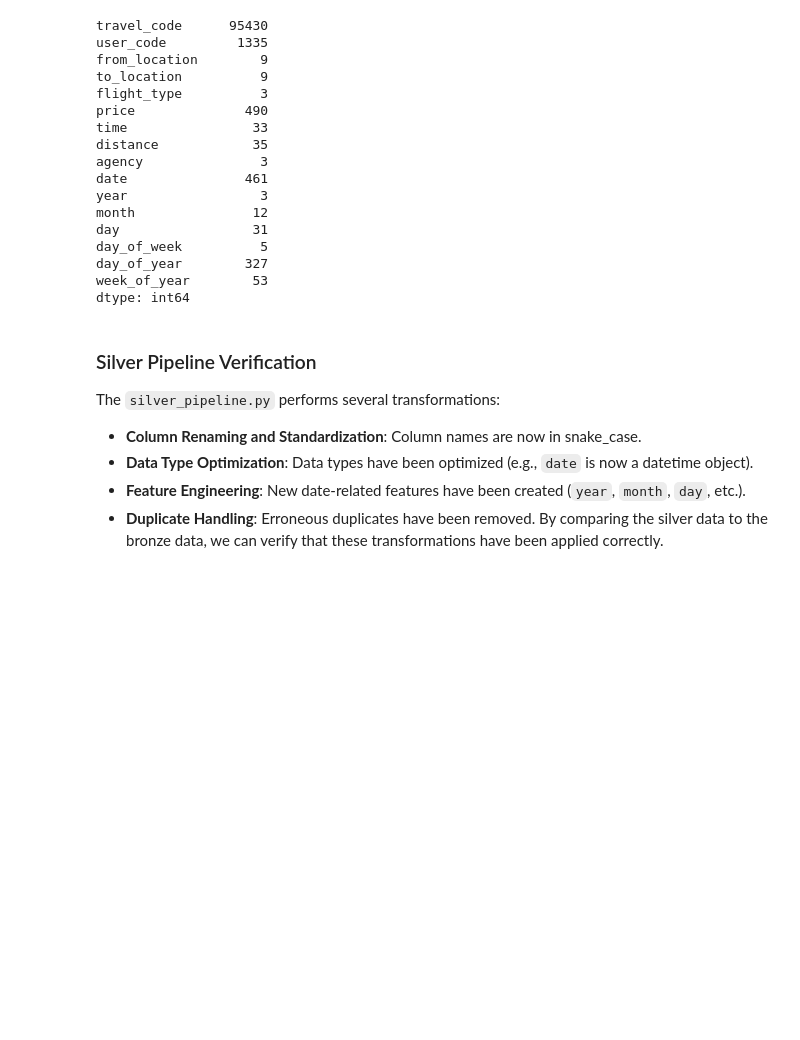
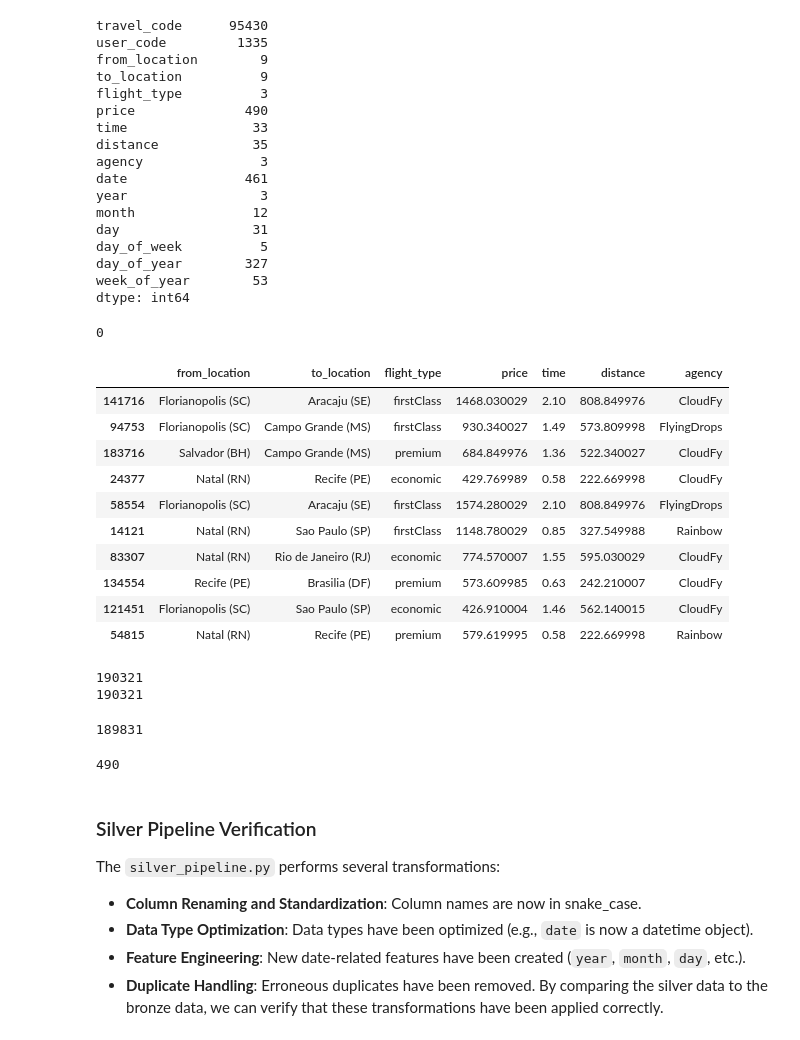
Before and after one commit to dakshvanshaj/flights-price-prediction-mlops, a Jupyter notebook: src/sandbox/scratchpad.ipynb, the cells around one changed output. Saved outputs shown, nothing was run; the diff lists cells and outputs as text; code cells hidden in the pictures; blank space fills up the shorter version.

```diff
--- a/src/sandbox/scratchpad.ipynb
+++ b/src/sandbox/scratchpad.ipynb
@@ -251,6 +251,52 @@ day_of_week          5
 day_of_year        327
 week_of_year        53
 dtype: int64
+# %%
+silver_train_df.duplicated(keep=False).sum()
+# %% [output]
+0
+# %%
+silver_train_dropped = silver_train_df.drop(
+    columns=[
+        "travel_code",
+        "user_code",
+        "date",
+        "year",
+        "month",
+        "day",
+        "day_of_week",
+        "day_of_year",
+        "week_of_year",
+    ]
+)
+# %%
+silver_train_dropped.sample(10)
+# %% [output]
+|  | from_location | to_location | flight_type | price | time | distance | agency |
+| 141716 | Florianopolis (SC) | Aracaju (SE) | firstClass | 1468.030029 | 2.10 | 808.849976 | CloudFy |
+| 94753 | Florianopolis (SC) | Campo Grande (MS) | firstClass | 930.340027 | 1.49 | 573.809998 | FlyingDrops |
+| 183716 | Salvador (BH) | Campo Grande (MS) | premium | 684.849976 | 1.36 | 522.340027 | CloudFy |
+| 24377 | Natal (RN) | Recife (PE) | economic | 429.769989 | 0.58 | 222.669998 | CloudFy |
+| 58554 | Florianopolis (SC) | Aracaju (SE) | firstClass | 1574.280029 | 2.10 | 808.849976 | FlyingDrops |
+| 14121 | Natal (RN) | Sao Paulo (SP) | firstClass | 1148.780029 | 0.85 | 327.549988 | Rainbow |
+| 83307 | Natal (RN) | Rio de Janeiro (RJ) | economic | 774.570007 | 1.55 | 595.030029 | CloudFy |
+| 134554 | Recife (PE) | Brasilia (DF) | premium | 573.609985 | 0.63 | 242.210007 | CloudFy |
+| 121451 | Florianopolis (SC) | Sao Paulo (SP) | economic | 426.910004 | 1.46 | 562.140015 | CloudFy |
+| 54815 | Natal (RN) | Recife (PE) | premium | 579.619995 | 0.58 | 222.669998 | Rainbow |
+# %%
+print(len(silver_train_df))
+print(len(silver_train_dropped))
+# %% [output]
+190321
+190321
+# %%
+silver_train_dropped.duplicated(keep="first").sum()
+# %% [output]
+189831
+# %%
+190321 - 189831
+# %% [output]
+490
 # %% [markdown]
 ### Silver Pipeline Verification
 The `silver_pipeline.py` performs several transformations:
```
Also changed, not shown: parts of 9 cells of this notebook.
